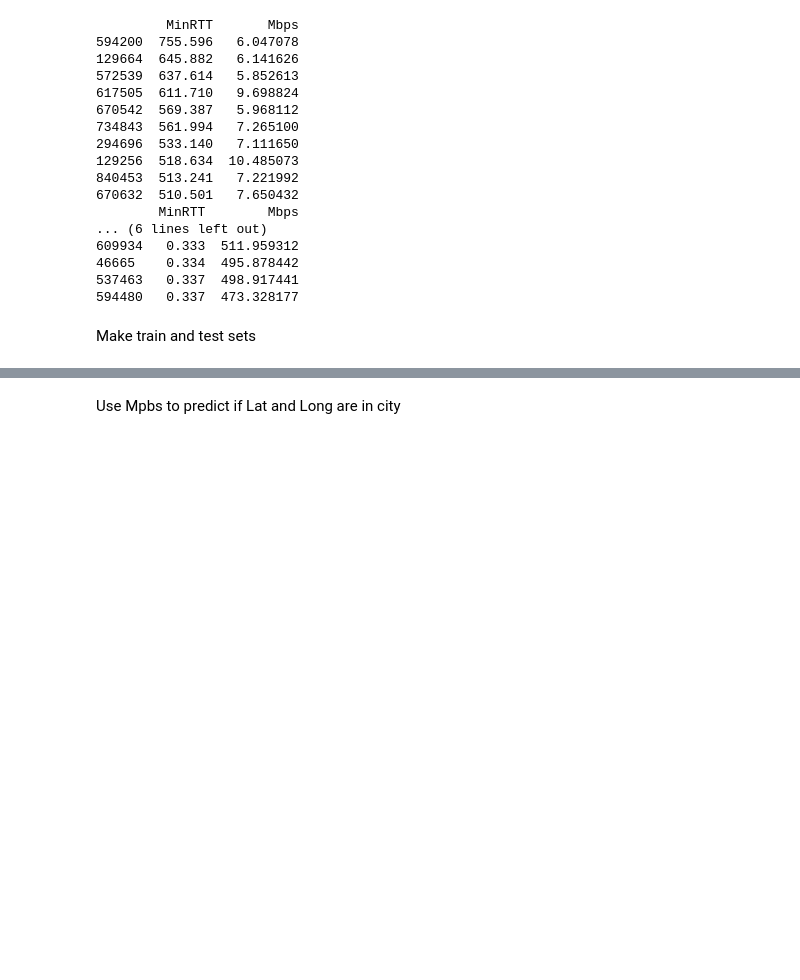
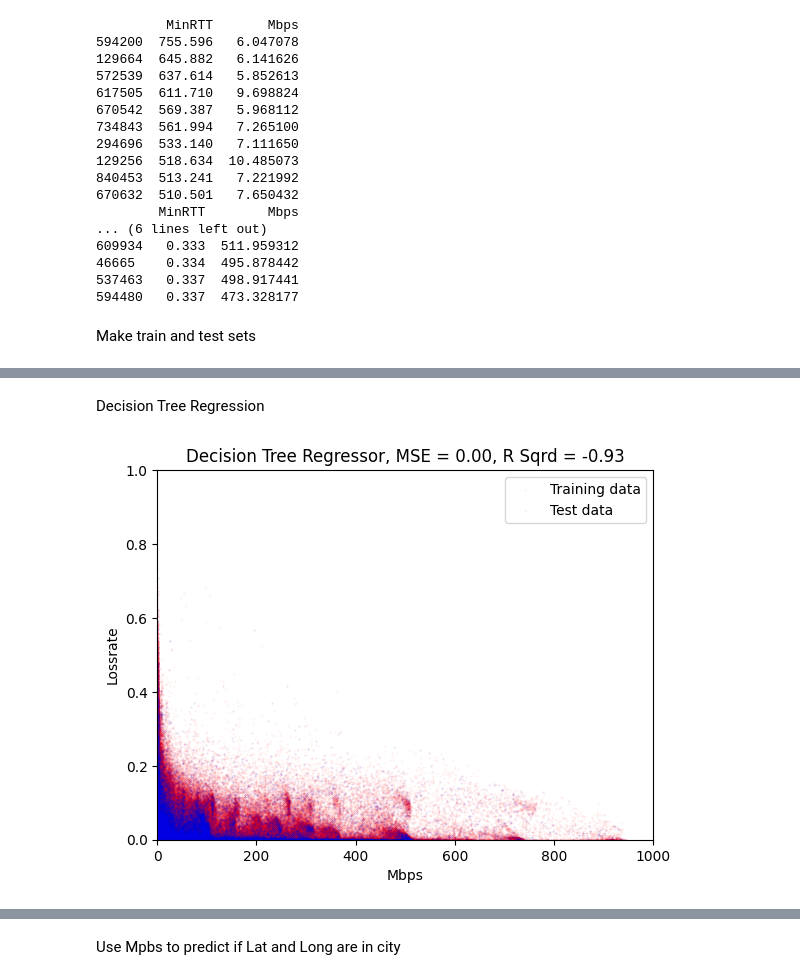
Before and after one commit to Stisor/5974-22H-Spesialpensum, a Jupyter notebook: Exam.ipynb, the cells around one changed output, grey strips where cells are left out. Cells and saved outputs as stored; diff of their text form; code cells hidden in the pictures; blank space fills up the shorter version.

```diff
--- a/Exam.ipynb
+++ b/Exam.ipynb
@@ -179,0 +232,31 @@ plt.show()
+# %% [markdown]
+Decision Tree Regression
+# %%
+X = dataFrame['Mbps'].values.reshape(-1,1)
+y = dataFrame['LossRate']
+
+# Split the data into training and testing sets
+X_train, X_test, y_train, y_test = train_test_split(X, y, test_size=0.2, random_state=42)
+
+# Train the model
+regressor = DecisionTreeRegressor()
+regressor.fit(X_train, y_train)
+
+# Evaluate the model
+y_pred = regressor.predict(X_test)
+mse = mean_squared_error(y_test, y_pred)
+r2 = r2_score(y_test, y_pred)
+
+# Plot the model
+plt.scatter(X, y, s=0.1, alpha=0.1, color='red', label="Training data")
+plt.scatter(X_test, y_pred, s=0.1, alpha=0.1, color='blue', label="Test data")
+plt.xlabel("Mbps")
+plt.ylabel("Lossrate")
+plt.xlim(0, 1000)
+plt.ylim(0, 1)
+plt.legend(loc="upper right")
+plt.title("Decision Tree Regressor, MSE = {:.2f}, R Sqrd = {:.2f}".format(
+    mse, r2))
+plt.show()
+# %% [output]
+[figure, added]
```
Also changed, not shown: parts of 15 cells of this notebook, 3 other files.
